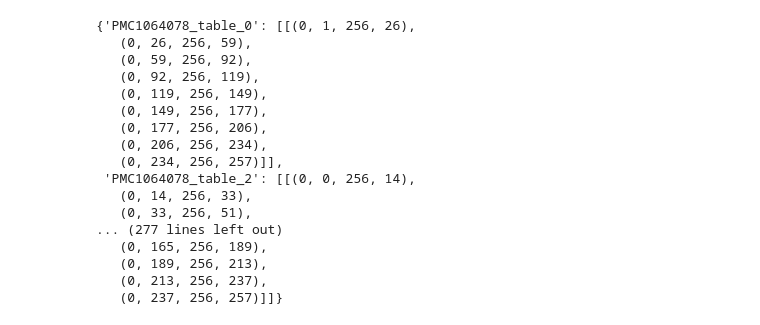
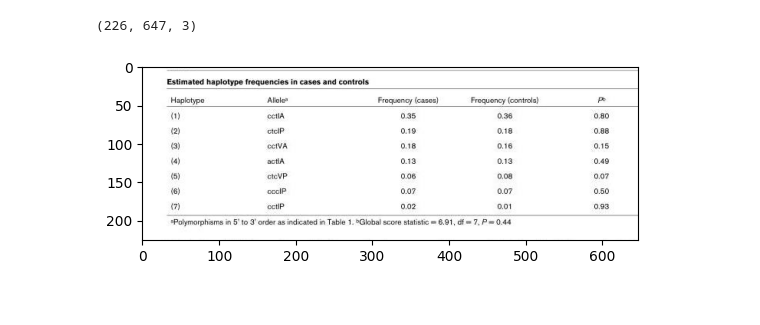
Before and after one commit to anhmup/merge_model, a Jupyter notebook: data_merge.ipynb, the cells around one changed output. Saved outputs shown, nothing was run; the diff lists cells and outputs as text; code cells hidden in the pictures.

```diff
--- a/data_merge.ipynb
+++ b/data_merge.ipynb
@@ -499,20 +441,13 @@ plt.show()
-# %%
-data_frame_row
-# %% [output]
-{'PMC1064078_table_0': [[(0, 1, 256, 26),
-   (0, 26, 256, 59),
-   (0, 59, 256, 92),
-   (0, 92, 256, 119),
-   (0, 119, 256, 149),
-   (0, 149, 256, 177),
-   (0, 177, 256, 206),
-   (0, 206, 256, 234),
-   (0, 234, 256, 257)]],
- 'PMC1064078_table_2': [[(0, 0, 256, 14),
-   (0, 14, 256, 33),
-   (0, 33, 256, 51),
-... (277 lines left out)
-   (0, 165, 256, 189),
-   (0, 189, 256, 213),
-   (0, 213, 256, 237),
-   (0, 237, 256, 257)]]}
+# %%
+file_name_test = "PMC1064135_table_2"
+image = Image.open(data_path + file_name_test + '.jpg')
+img_np = np.array(image)
+print(img_np.shape)
+# image = np.array(image)
+
+a = img_np[36:260, 37:654]
+plt.imshow(img_np)
+plt.show()
+# %% [output]
+(226, 647, 3)
+[figure, added]
```
Also changed, not shown: parts of 15 cells of this notebook, 11 other files.
